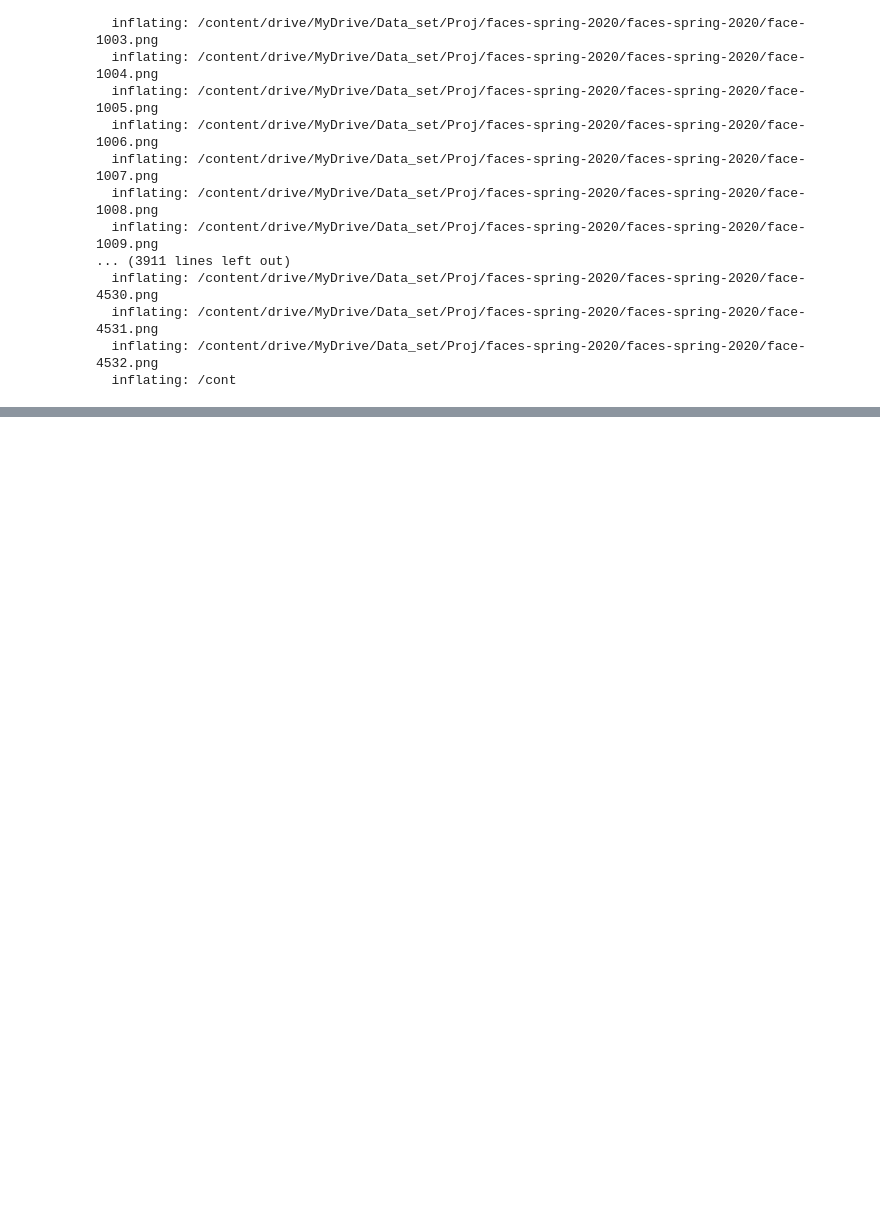
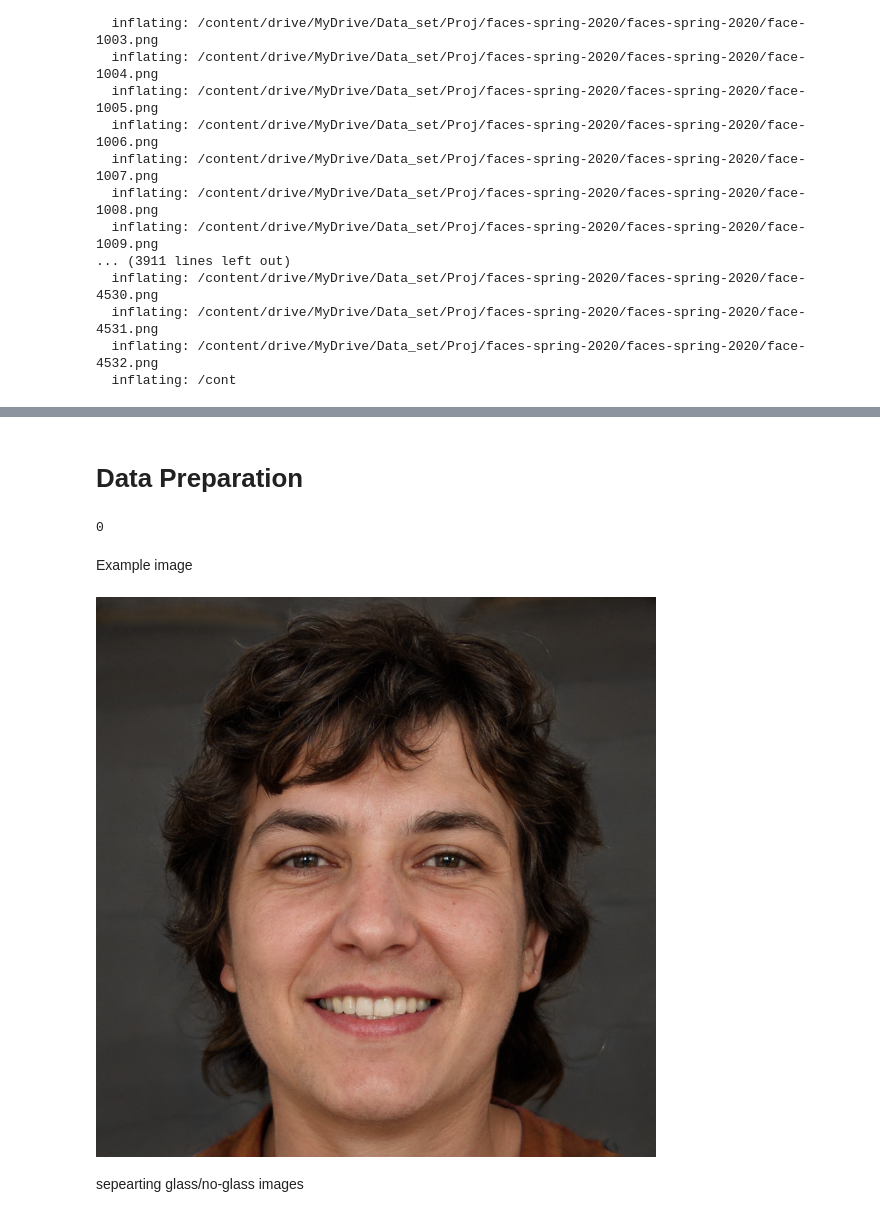
Before and after one commit to gourav2001k/Glass-vs-NoGlass-Classification, a Jupyter notebook: Glass_vs_NoGlass_Classification.ipynb, the cells around one changed output, grey strips where cells are left out. Saved outputs shown, nothing was run; the diff lists cells and outputs as text; code cells hidden in the pictures; blank space fills up the shorter version.

Commit message:
Data Preparation

```diff
--- a/Glass_vs_NoGlass_Classification.ipynb
+++ b/Glass_vs_NoGlass_Classification.ipynb
@@ -80,0 +106,15 @@ Streaming output truncated to the last 5000 lines.
+# %% [markdown]
+# Data Preparation
+# %%
+df_train['glasses'][56]
+# %% [output]
+0
+# %% [markdown]
+Example image
+# %%
+from IPython.display import Image
+display(Image("/content/drive/MyDrive/Data_set/Proj/faces-spring-2020/faces-spring-2020/face-57.png"))
+# %% [output]
+[figure, added]
+# %% [markdown]
+sepearting glass/no-glass images
```
Also changed, not shown: parts of 11 cells of this notebook.
